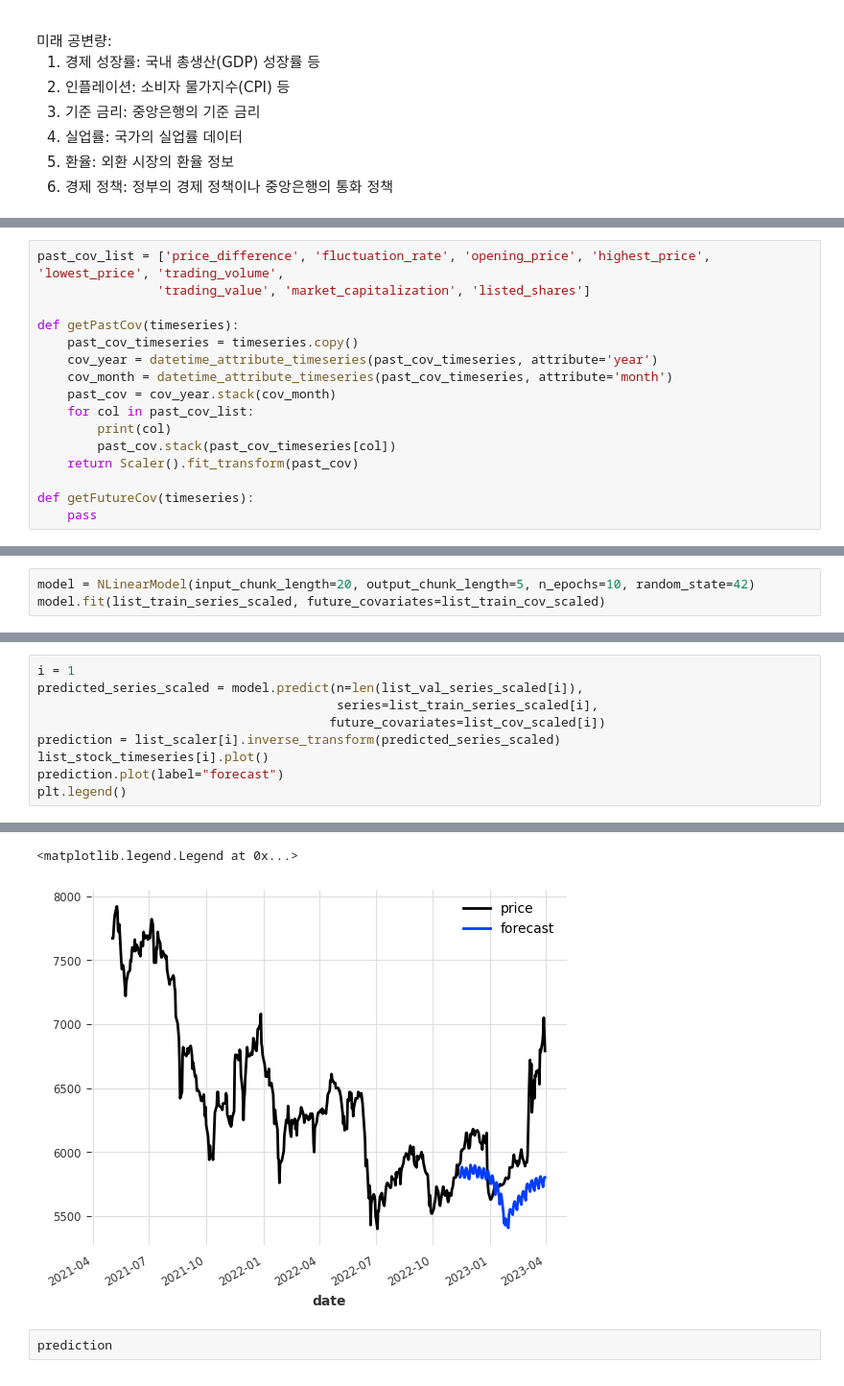
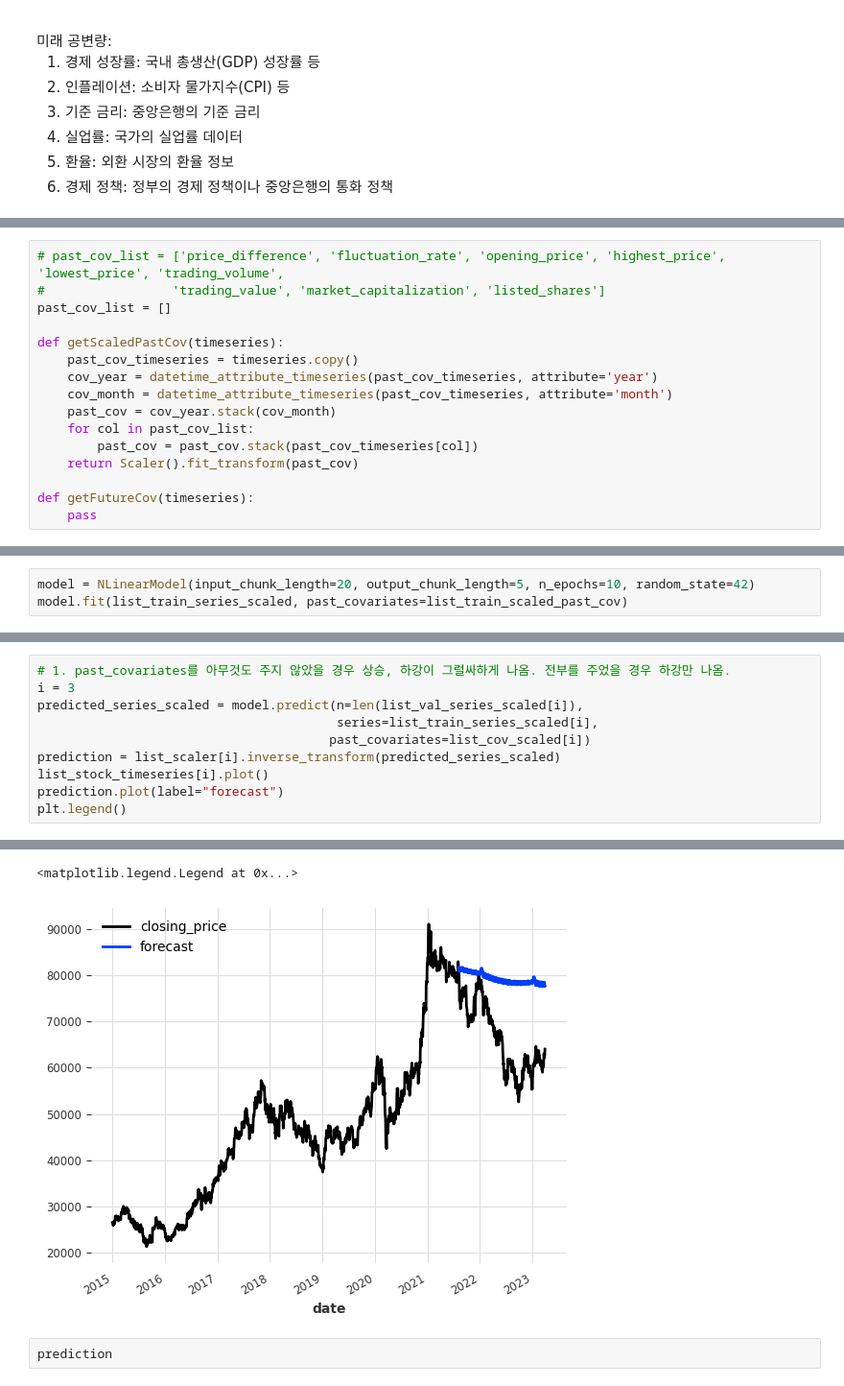
Before and after one commit to ghjk0498/timeseries_predict, a Jupyter notebook: predict-stock-price.ipynb, the cells around one changed output, grey strips where cells are left out. Shown: that part at 96% size. Saved outputs shown, nothing was run; the diff lists cells and outputs as text.

Commit message:
past covariates

```diff
--- a/predict-stock-price.ipynb
+++ b/predict-stock-price.ipynb
@@ -120,15 +125,15 @@ KeyError: "not all values found in index 'component'"
 # %%
-past_cov_list = ['price_difference', 'fluctuation_rate', 'opening_price', 'highest_price', 'lowest_price', 'trading_volume',
-                'trading_value', 'market_capitalization', 'listed_shares']
+# past_cov_list = ['price_difference', 'fluctuation_rate', 'opening_price', 'highest_price', 'lowest_price', 'trading_volume',
+#                 'trading_value', 'market_capitalization', 'listed_shares']
+past_cov_list = []
 
-def getPastCov(timeseries):
+def getScaledPastCov(timeseries):
     past_cov_timeseries = timeseries.copy()
     cov_year = datetime_attribute_timeseries(past_cov_timeseries, attribute='year')
     cov_month = datetime_attribute_timeseries(past_cov_timeseries, attribute='month')
     past_cov = cov_year.stack(cov_month)
     for col in past_cov_list:
-        print(col)
-        past_cov.stack(past_cov_timeseries[col])
+        past_cov = past_cov.stack(past_cov_timeseries[col])
     return Scaler().fit_transform(past_cov)
 
 def getFutureCov(timeseries):
@@ -136,6 +208,6 @@ def getFutureCov(timeseries):
 # %%
 model = NLinearModel(input_chunk_length=20, output_chunk_length=5, n_epochs=10, random_state=42)
-model.fit(list_train_series_scaled, future_covariates=list_train_cov_scaled)
+model.fit(list_train_series_scaled, past_covariates=list_train_scaled_past_cov)
 # %% [output]
 GPU available: True (cuda), used: True
 TPU available: False, using: 0 TPU cores
@@ -159,23 +230,24 @@ LOCAL_RANK: 0 - CUDA_VISIBLE_DEVICES: [0]
 `Trainer.fit` stopped: `max_epochs=10` reached.
 <darts.models.forecasting.nlinear.NLinearModel at 0x...>
 # %%
-i = 1
+# 1. past_covariates를 아무것도 주지 않았을 경우 상승, 하강이 그럴싸하게 나옴. 전부를 주었을 경우 하강만 나옴.
+i = 3
 predicted_series_scaled = model.predict(n=len(list_val_series_scaled[i]),
                                         series=list_train_series_scaled[i],
-                                       future_covariates=list_cov_scaled[i])
+                                       past_covariates=list_cov_scaled[i])
 prediction = list_scaler[i].inverse_transform(predicted_series_scaled)
 list_stock_timeseries[i].plot()
 prediction.plot(label="forecast")
 plt.legend()
 # %% [output]
 GPU available: True (cuda), used: True
 TPU available: False, using: 0 TPU cores
 IPU available: False, using: 0 IPUs
 HPU available: False, using: 0 HPUs
 You are using a CUDA device ('NVIDIA GeForce RTX 4090') that has Tensor Cores. To properly utilize them, you should set `torch.set_float32_matmul_precision('medium' | 'high')` which will trade-off pre ...
 LOCAL_RANK: 0 - CUDA_VISIBLE_DEVICES: [0]
 <matplotlib.legend.Legend at 0x...>
-[figure, old version]
+[figure, new version]
 # %%
 prediction
 # %% [output]
```
Also changed, not shown: parts of 5 cells of this notebook, 7 other files.
